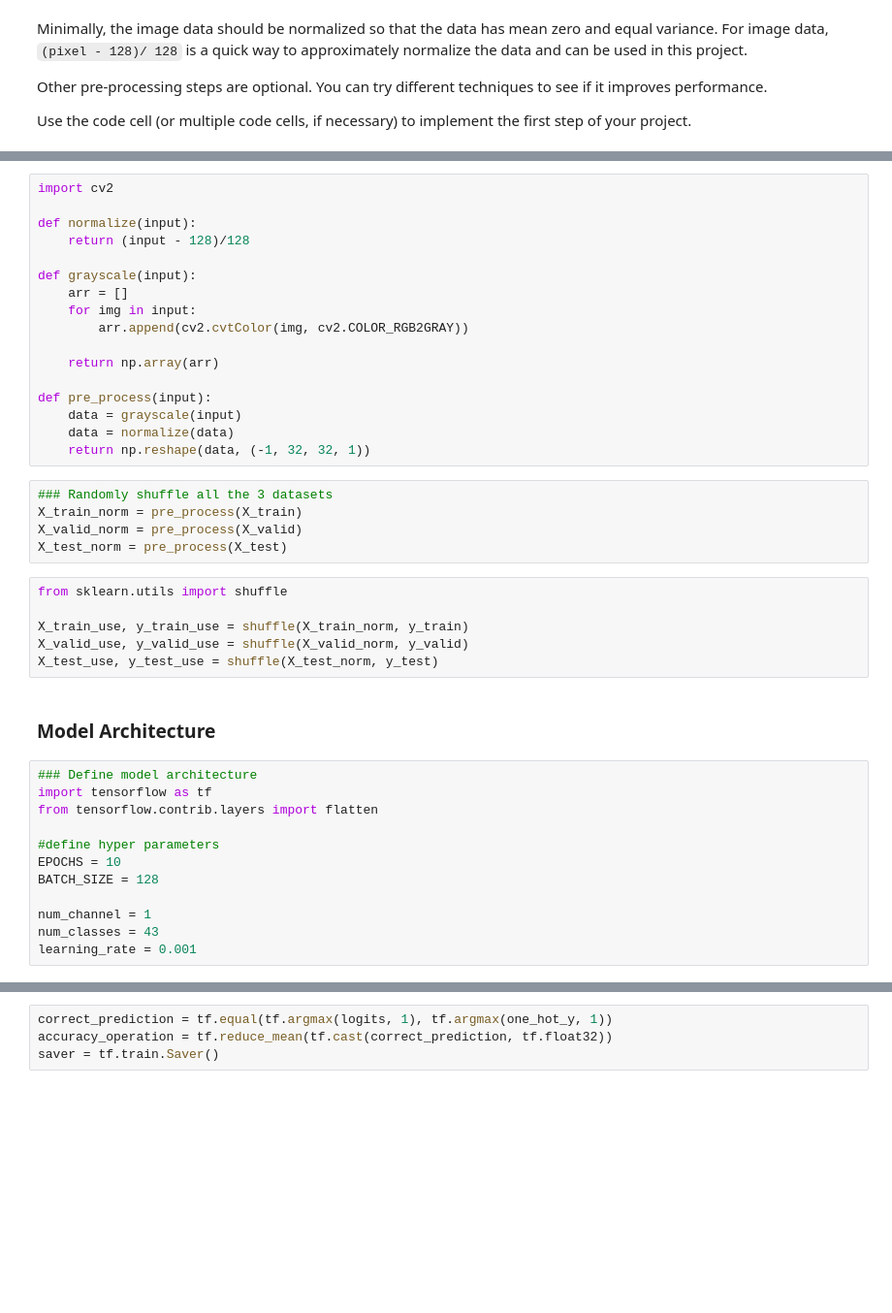
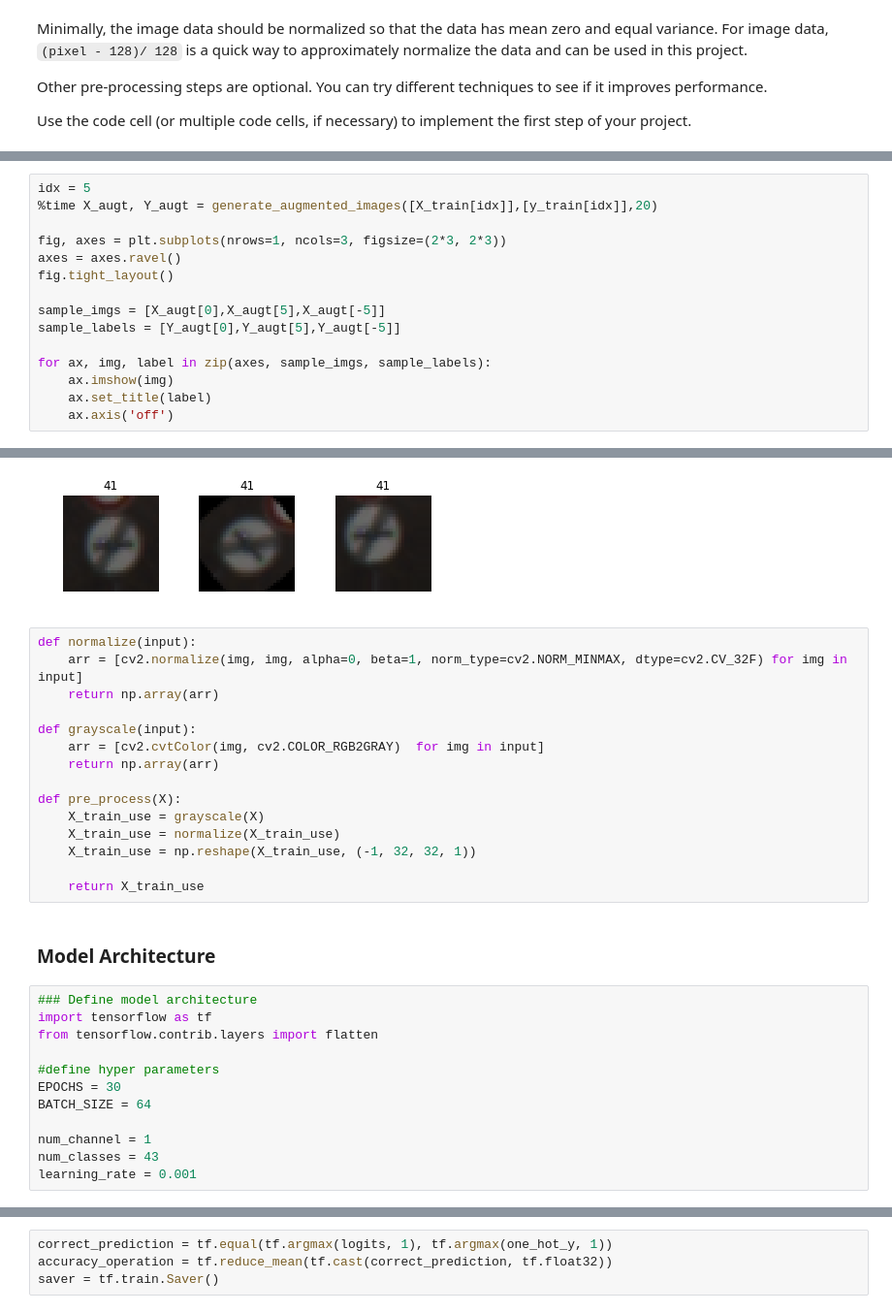
Before and after one commit to ahhuisg/CarND-Traffic-Sign-Classifier-Project-Submission, a Jupyter notebook: Traffic_Sign_Classifier.ipynb, the cells around one changed output, grey strips where cells are left out. Shown: that part at 97% size. Saved outputs shown, nothing was run; the diff lists cells and outputs as text; blank space fills up the shorter version.

```diff
--- a/Traffic_Sign_Classifier.ipynb
+++ b/Traffic_Sign_Classifier.ipynb
@@ -155,0 +203,16 @@ Use the code cell (or multiple code cells, if necessary) to implement the first
+# %%
+idx = 5
+%time X_augt, Y_augt = generate_augmented_images([X_train[idx]],[y_train[idx]],20)
+
+fig, axes = plt.subplots(nrows=1, ncols=3, figsize=(2*3, 2*3))
+axes = axes.ravel()
+fig.tight_layout()
+
+sample_imgs = [X_augt[0],X_augt[5],X_augt[-5]]
+sample_labels = [Y_augt[0],Y_augt[5],Y_augt[-5]]
+
+for ax, img, label in zip(axes, sample_imgs, sample_labels):
+    ax.imshow(img)
+    ax.set_title(label)
+    ax.axis('off')
+# %% [output]
@@ -156,31 +221,19 @@ Use the code cell (or multiple code cells, if necessary) to implement the first
+[figure, added]
 # %%
-import cv2
-
 def normalize(input):
-    return (input - 128)/128
+    arr = [cv2.normalize(img, img, alpha=0, beta=1, norm_type=cv2.NORM_MINMAX, dtype=cv2.CV_32F) for img in input]
+    return np.array(arr)
 
 def grayscale(input):
-    arr = []
-    for img in input:
-        arr.append(cv2.cvtColor(img, cv2.COLOR_RGB2GRAY))
-
+    arr = [cv2.cvtColor(img, cv2.COLOR_RGB2GRAY)  for img in input]
     return np.array(arr)
 
-def pre_process(input):
-    data = grayscale(input)
-    data = normalize(data)
-    return np.reshape(data, (-1, 32, 32, 1))
+def pre_process(X):
+    X_train_use = grayscale(X)
+    X_train_use = normalize(X_train_use)
+    X_train_use = np.reshape(X_train_use, (-1, 32, 32, 1))
+
+    return X_train_use
-# %%
-### Randomly shuffle all the 3 datasets
-X_train_norm = pre_process(X_train)
-X_valid_norm = pre_process(X_valid)
-X_test_norm = pre_process(X_test)
-# %%
-from sklearn.utils import shuffle
-
-X_train_use, y_train_use = shuffle(X_train_norm, y_train)
-X_valid_use, y_valid_use = shuffle(X_valid_norm, y_valid)
-X_test_use, y_test_use = shuffle(X_test_norm, y_test)
 # %% [markdown]
 ### Model Architecture
 # %%
@@ -189,8 +242,8 @@ import tensorflow as tf
 from tensorflow.contrib.layers import flatten
 
 #define hyper parameters
-EPOCHS = 10
-BATCH_SIZE = 128
+EPOCHS = 30
+BATCH_SIZE = 64
 
 num_channel = 1
 num_classes = 43
```
Also changed, not shown: parts of 24 cells of this notebook, 30 other files.
